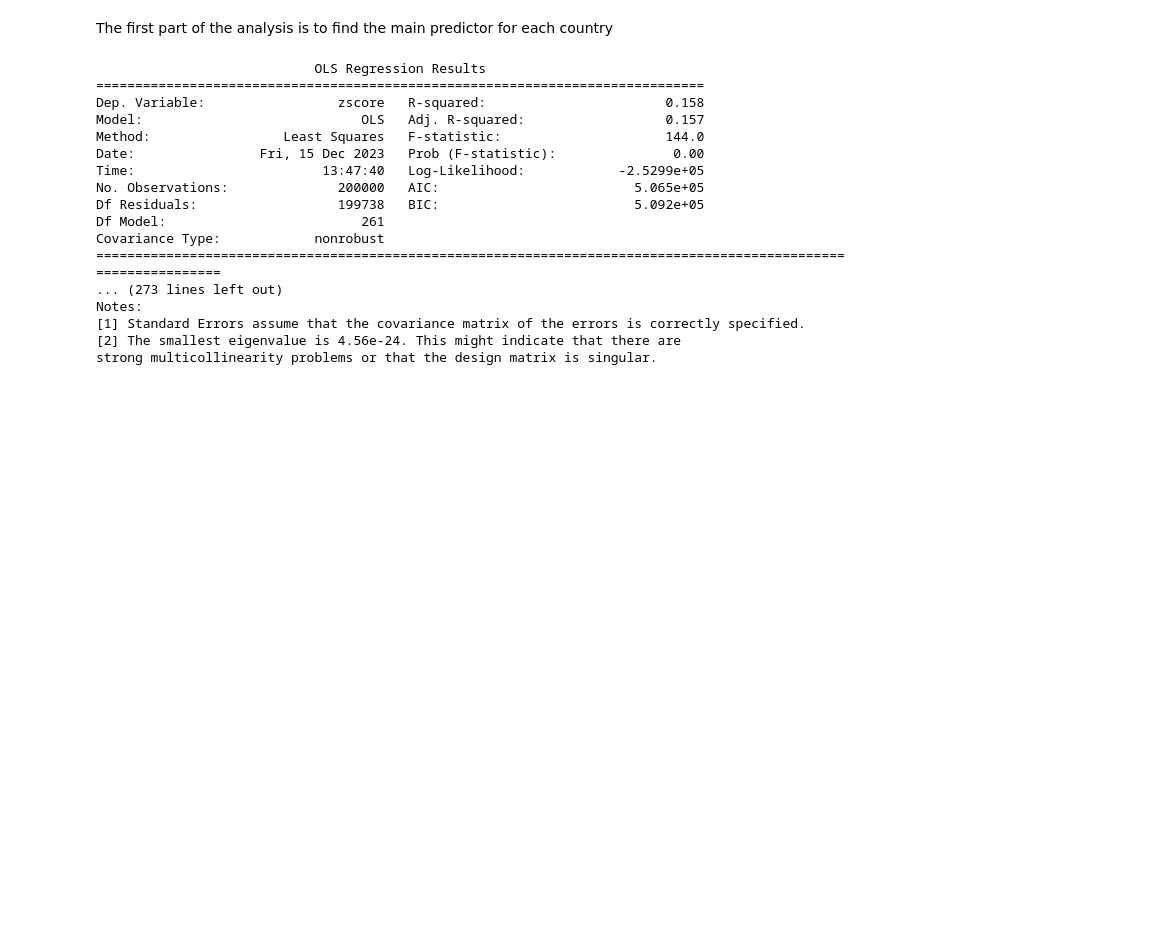
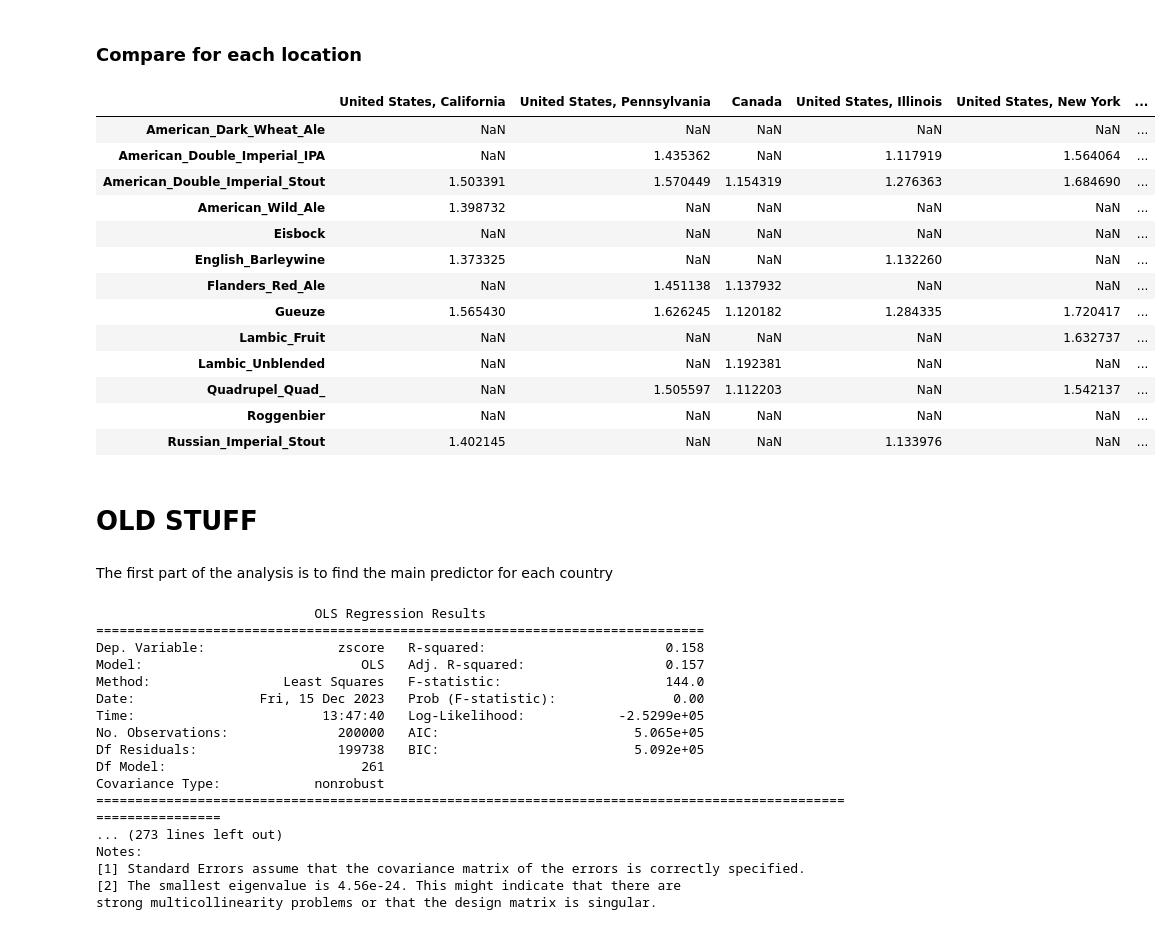
Before and after one commit to epfl-ada/ada-2023-project-dada, a Jupyter notebook: src/3.linear_regression.ipynb, the cells around one changed output. Drawn from its saved outputs; the diff is of its cells as text; code cells hidden in the pictures; blank space fills up the shorter version.

Commit message:
linear regression - first part

```diff
--- a/src/3.linear_regression.ipynb
+++ b/src/3.linear_regression.ipynb
@@ -0,0 +50,6 @@
+# %%
+df_ba_style = df_ba[['beer_id', 'beer_name', 'brewery_id', 'brewery_name', 'brewery_location', 'user_location', 'style','rating']]
+df_rb_style = df_rb[['beer_id', 'beer_name', 'brewery_id', 'brewery_name', 'brewery_location', 'user_location', 'style','rating']]
+df_styles_reviews = pd.concat([df_ba_style, df_rb_style]).reset_index().drop('index', axis=1).dropna()
+print(df_styles_reviews.head())
+print(len(df_styles_reviews))
@@ -0,0 +76,6 @@
+# %%
+user_loc_count = df_styles_reviews.groupby(['user_location'])['user_location'].count().sort_values(ascending=False)
+
+# select 10 samples with the most reviews:
+user_loc_count = user_loc_count[:10]
+print(user_loc_count)
@@ -0,0 +97,28 @@
+# %%
+df_styles_location_dumm = pd.get_dummies(df_styles_reviews, columns=['style'])
+best_type_per_user_location = {}
+# remove special characters in columns names
+df_styles_location_dumm.columns = df_styles_location_dumm.columns.str.replace(' ','_')
+df_styles_location_dumm.columns = df_styles_location_dumm.columns.str.replace('-','_')
+df_styles_location_dumm.columns = df_styles_location_dumm.columns.str.replace('/','_')
+df_styles_location_dumm.columns = df_styles_location_dumm.columns.str.replace('(','_')
+df_styles_location_dumm.columns = df_styles_location_dumm.columns.str.replace(')','_')
+df_styles_location_dumm.columns = df_styles_location_dumm.columns.str.replace('&','_')
+df_styles_location_dumm.columns = df_styles_location_dumm.columns.str.replace(',','_')
+df_styles_location_dumm.columns = df_styles_location_dumm.columns.str.replace('____','_')
+df_styles_location_dumm.columns = df_styles_location_dumm.columns.str.replace('___','_')
+df_styles_location_dumm.columns = df_styles_location_dumm.columns.str.replace('__','_')
+df_styles_location_dumm.columns = df_styles_location_dumm.columns.str.replace('style_','')
+
+# transform boolean values to int values for linear regression
+for col in df_styles_location_dumm.drop(['beer_id', 'beer_name', 'brewery_name', 'brewery_location','user_location', 'brewery_id', 'rating'], axis=1).columns:
+    df_styles_location_dumm[col] = df_styles_location_dumm[col] * 1
+
+# perform linear regression on each location
+columns= list(df_styles_location_dumm.drop(['beer_id', 'beer_name', 'user_location', 'brewery_name', 'brewery_location', 'brewery_id', 'rating'], axis=1).columns)
+for idx, loc in enumerate(list(user_loc_count.keys())):
+    print(loc)
+    df_reviews = df_styles_location_dumm[df_styles_reviews['user_location'] == loc]
+    res = get_LR(df_reviews, columns)
+    print(res.params.sort_values(ascending=False)[0:3])
+    best_type_per_user_location[loc] = res.params.sort_values(ascending=False)[0:5]
@@ -1,3 +261,25 @@
+# %% [markdown]
+### Compare for each location
+# %%
+df = pd.DataFrame(best_type_per_user_location)
+df
+# %% [output]
+|  | United States, California | United States, Pennsylvania | Canada | United States, Illinois | United States, New York | ... |
+| American_Dark_Wheat_Ale | NaN | NaN | NaN | NaN | NaN | ... |
+| American_Double_Imperial_IPA | NaN | 1.435362 | NaN | 1.117919 | 1.564064 | ... |
+| American_Double_Imperial_Stout | 1.503391 | 1.570449 | 1.154319 | 1.276363 | 1.684690 | ... |
+| American_Wild_Ale | 1.398732 | NaN | NaN | NaN | NaN | ... |
+| Eisbock | NaN | NaN | NaN | NaN | NaN | ... |
+| English_Barleywine | 1.373325 | NaN | NaN | 1.132260 | NaN | ... |
+| Flanders_Red_Ale | NaN | 1.451138 | 1.137932 | NaN | NaN | ... |
+| Gueuze | 1.565430 | 1.626245 | 1.120182 | 1.284335 | 1.720417 | ... |
+| Lambic_Fruit | NaN | NaN | NaN | NaN | 1.632737 | ... |
+| Lambic_Unblended | NaN | NaN | 1.192381 | NaN | NaN | ... |
+| Quadrupel_Quad_ | NaN | 1.505597 | 1.112203 | NaN | 1.542137 | ... |
+| Roggenbier | NaN | NaN | NaN | NaN | NaN | ... |
+| Russian_Imperial_Stout | 1.402145 | NaN | NaN | 1.133976 | NaN | ... |
+# %% [markdown]
+# OLD STUFF
 # %% [markdown]
 The first part of the analysis is to find the main predictor for each country
 # %%
```
Also changed, not shown: parts of 18 cells of this notebook, 3 other files.
